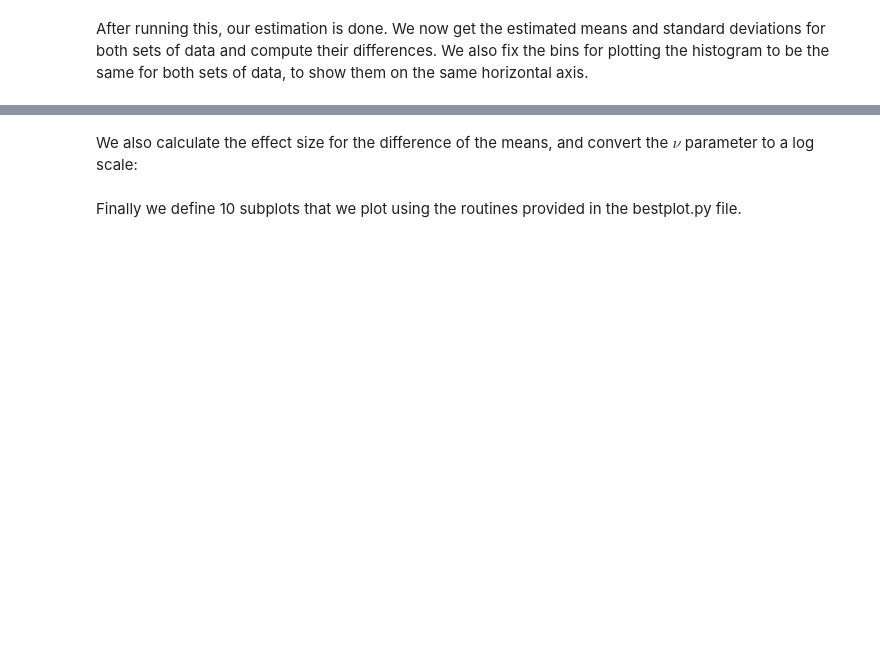
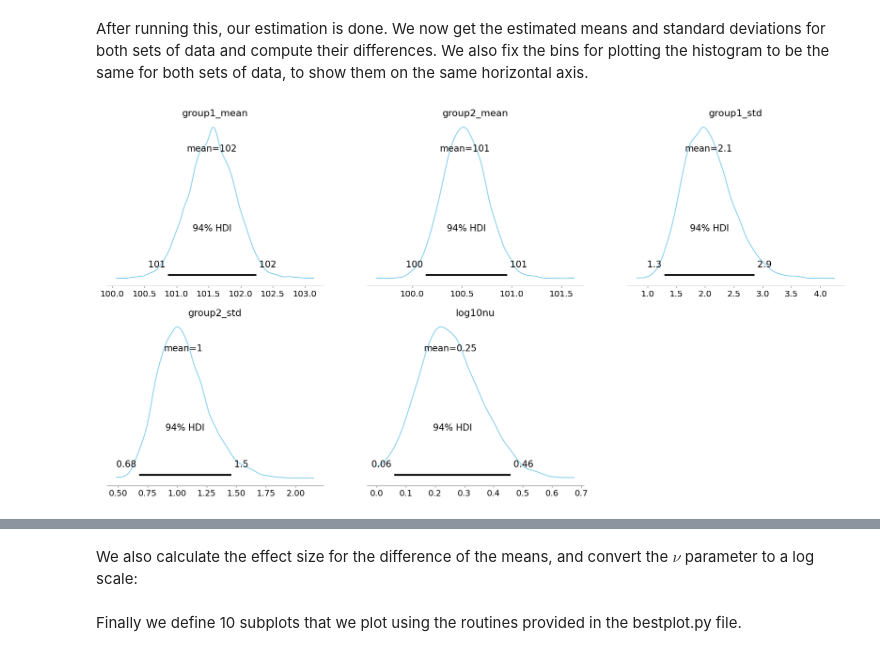
Before and after one commit to vschaik/BEST, a Jupyter notebook: BEST.ipynb, the cells around one changed output, grey strips where cells are left out. Drawn from its saved outputs; the diff is of its cells as text; code cells hidden in the pictures; blank space fills up the shorter version.

```diff
--- a/BEST.ipynb
+++ b/BEST.ipynb
@@ -59,7 +56,7 @@ Here both data distributions (t-distributions) have independent distributions fo
 # %%
 y = np.concatenate((y1, y2))        # combine both groups
 mu_m = np.mean(y)                   # mean of distribution of group means
-mu_p = 1/(1000*np.std(y))**2        # precision of distribution of group means
+mu_p = np.std(y)**2                 # variance of group means
 # %% [markdown]
 The standard deviation, $\sigma$, of the data is modelled by a uniform distribution where all values between one thousandth of the standard deviation of the data to one thousand times the standard deviation of the data are equally likely. This large range expresses that we are not very certain about the value $\sigma$:
 # %%
@@ -68,8 +65,15 @@ sigma_high = np.std(y)*1000         # upper bound is 1000 times more than std of
 # %% [markdown]
 Once these hyperparameters are chosen, we can define our prior distributions for the parameters of our model. These have their usual names in PyMC:
 # %%
-group1_mean = pymc.Normal('group1_mean', mu_m, mu_p)
-group2_mean = pymc.Normal('group2_mean', mu_m, mu_p)
-group1_std = pymc.Uniform('group1_std', sigma_low, sigma_high)
-group2_std = pymc.Uniform('group2_std', sigma_low, sigma_high)
-nu_minus_one = pymc.Exponential('nu_minus_one', 1/29)
+with pymc.Model() as model:
+    group1_mean = pymc.Normal('group1_mean', mu_m, mu_p)
+    group2_mean = pymc.Normal('group2_mean', mu_m, mu_p)
+    group1_std = pymc.Uniform('group1_std', sigma_low, sigma_high)
+    group2_std = pymc.Uniform('group2_std', sigma_low, sigma_high)
+    nu = pymc.Exponential('nu_minus_one', 1/29) + 1
+
+    lam1 = group1_std ** -2
+    lam2 = group2_std ** -2
+
+    group1 = pymc.StudentT("group1", nu=nu, mu=group1_mean, lam=lam1, observed=y1)
+    group2 = pymc.StudentT("group2", nu=nu, mu=group2_mean, lam=lam2, observed=y2)
@@ -103,9 +79,0 @@ With all the distributions in the hierarchy defined, we can collect them in a Py
-# %%
-# Collect everything into a PyMC model
-model = pymc.Model({group1, group2,
-                    group1_mean, group2_mean,
-                    group1_std, group2_std,
-                    nu_minus_one})
-
-# Define the MCMC object on the model
-M = pymc.MCMC(model)
@@ -118,2 +103,9 @@ M.sample(iter = 110000, burn = 10000, thin = 1)
 # %% [markdown]
 After running this, our estimation is done. We now get the estimated means and standard deviations for both sets of data and compute their differences. We also fix the bins for plotting the histogram to be the same for both sets of data, to show them on the same horizontal axis.
+# %%
+az.plot_posterior(
+    trace,
+    var_names=["group1_mean", "group2_mean", "group1_std", "group2_std", "log10nu"],
+    color="#87ceeb",);
+# %% [output]
+[figure, added]
```
Also changed, not shown: parts of 27 cells of this notebook, 3 other files.
